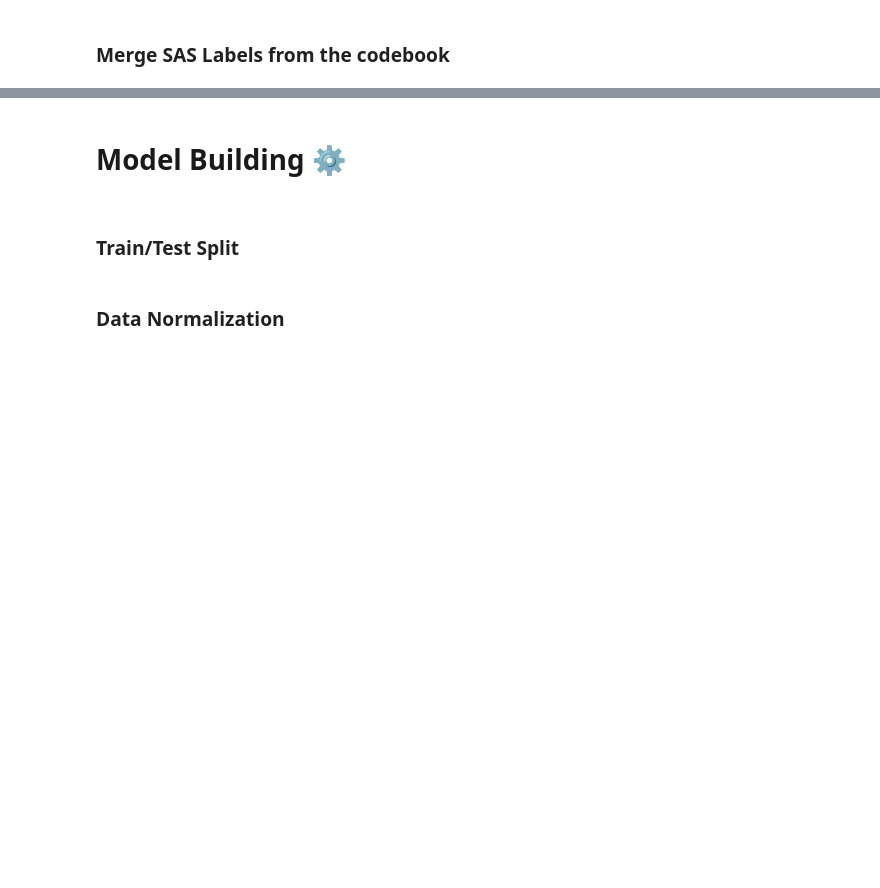
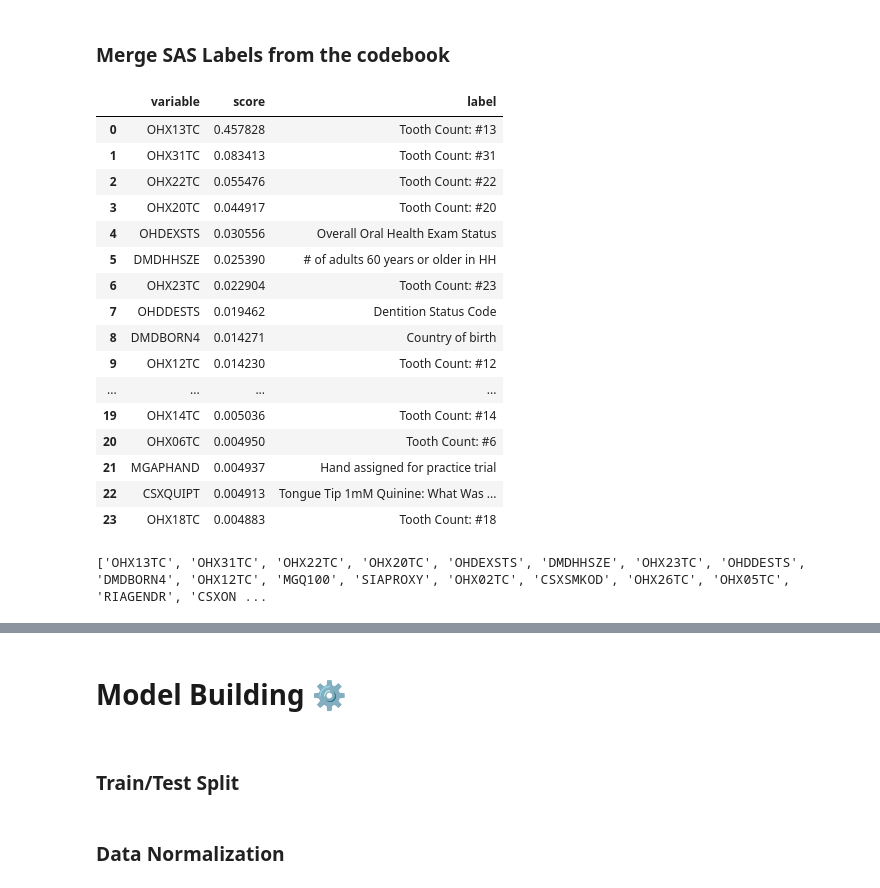
Before and after one commit to KOBeerose/Health-Care-Platform, a Jupyter notebook: Stroke Prediction.ipynb, the cells around one changed output, grey strips where cells are left out. Cells and saved outputs as stored; diff of their text form; code cells hidden in the pictures; blank space fills up the shorter version.

```diff
--- a/Stroke Prediction.ipynb
+++ b/Stroke Prediction.ipynb
@@ -238,8 +327,8 @@ y_test.value_counts()
 from imblearn.over_sampling import SMOTE
 
 smote = SMOTE()
-X_train_sm, y_train_sm = smote.fit_sample(X_train, y_train)
-X_test_sm, y_test_sm = smote.fit_sample(X_test, y_test)
+X_train_sm, y_train_sm = smote.fit_resample(X_train, y_train)
+X_test_sm, y_test_sm = smote.fit_resample(X_test, y_test)
 
 X_train_sm = pd.DataFrame(X_train_sm, columns=X.columns)
 X_test_sm = pd.DataFrame(X_test_sm, columns=X.columns)
@@ -286,16 +410,36 @@ xgbfs_.reset_index()
 # %%
 xgbfs = xgbfs_.reset_index()
 xgbfs.columns=['variable', 'score']
 
 xgbfs['variable'] = xgbfs['variable'].apply(lambda x: x.upper())
 
-xgbfs = pd.merge(left=xgbfs, right=cbook, left_on='variable', right_on='variable', how='left')
+xgbfs = pd.merge(left=xgbfs, right=Labels, left_on='variable', right_on='variable', how='left')
 xgbfs
+# %% [output]
+|  | variable | score | label |
+| 0 | OHX13TC | 0.457828 | Tooth Count: #13 |
+| 1 | OHX31TC | 0.083413 | Tooth Count: #31 |
+| 2 | OHX22TC | 0.055476 | Tooth Count: #22 |
+| 3 | OHX20TC | 0.044917 | Tooth Count: #20 |
+| 4 | OHDEXSTS | 0.030556 | Overall Oral Health Exam Status |
+| 5 | DMDHHSZE | 0.025390 | # of adults 60 years or older in HH |
+| 6 | OHX23TC | 0.022904 | Tooth Count: #23 |
+| 7 | OHDDESTS | 0.019462 | Dentition Status Code |
+| 8 | DMDBORN4 | 0.014271 | Country of birth |
+| 9 | OHX12TC | 0.014230 | Tooth Count: #12 |
+| ... | ... | ... | ... |
+| 19 | OHX14TC | 0.005036 | Tooth Count: #14 |
+| 20 | OHX06TC | 0.004950 | Tooth Count: #6 |
+| 21 | MGAPHAND | 0.004937 | Hand assigned for practice trial |
+| 22 | CSXQUIPT | 0.004913 | Tongue Tip 1mM Quinine: What Was ... |
+| 23 | OHX18TC | 0.004883 | Tooth Count: #18 |
 # %%
 # final variables
 var_list = xgbfs.variable.tolist()
 var_list.append('MCQ160F')
 print(var_list)
+# %% [output]
+['OHX13TC', 'OHX31TC', 'OHX22TC', 'OHX20TC', 'OHDEXSTS', 'DMDHHSZE', 'OHX23TC', 'OHDDESTS', 'DMDBORN4', 'OHX12TC', 'MGQ100', 'SIAPROXY', 'OHX02TC', 'CSXSMKOD', 'OHX26TC', 'OHX05TC', 'RIAGENDR', 'CSXON ...
 # %%
 #final df
 df_final = d.filter(var_list)
```
Also changed, not shown: parts of 30 cells of this notebook, 1 other file.
